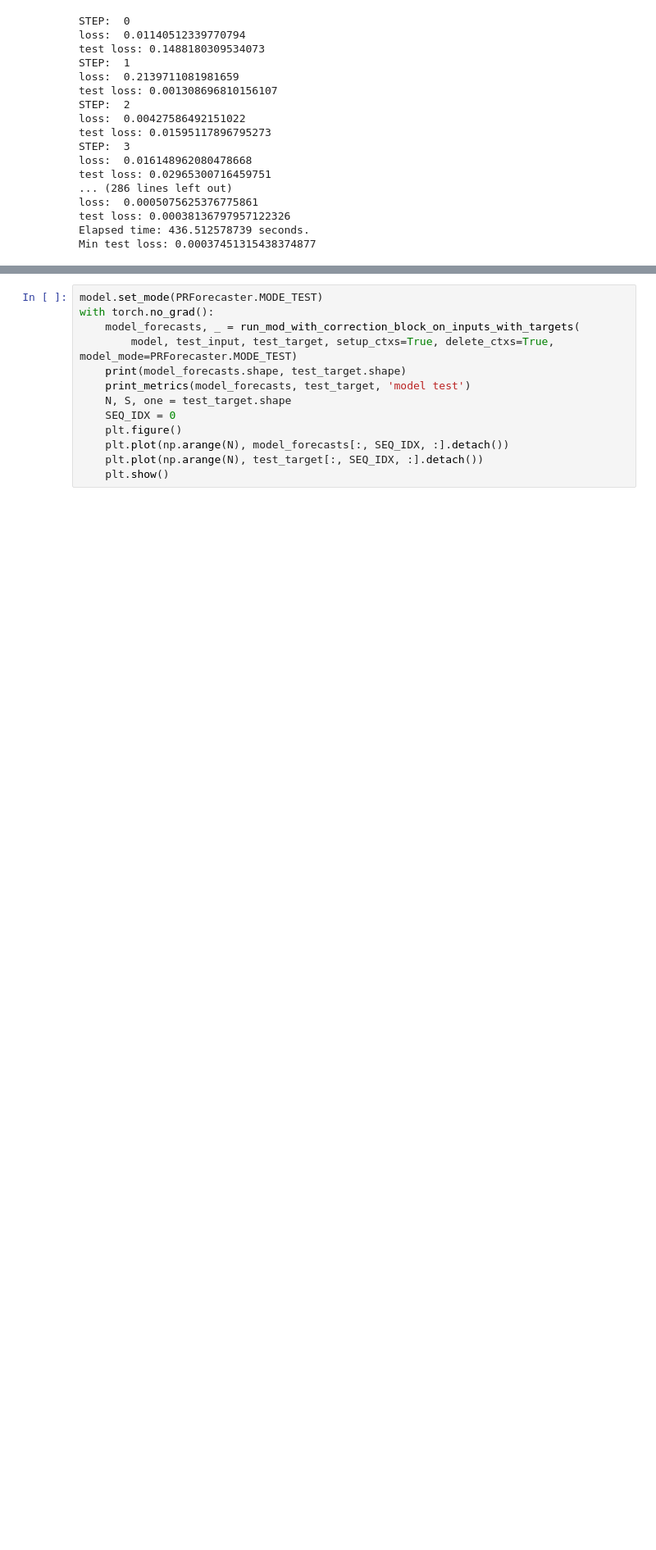
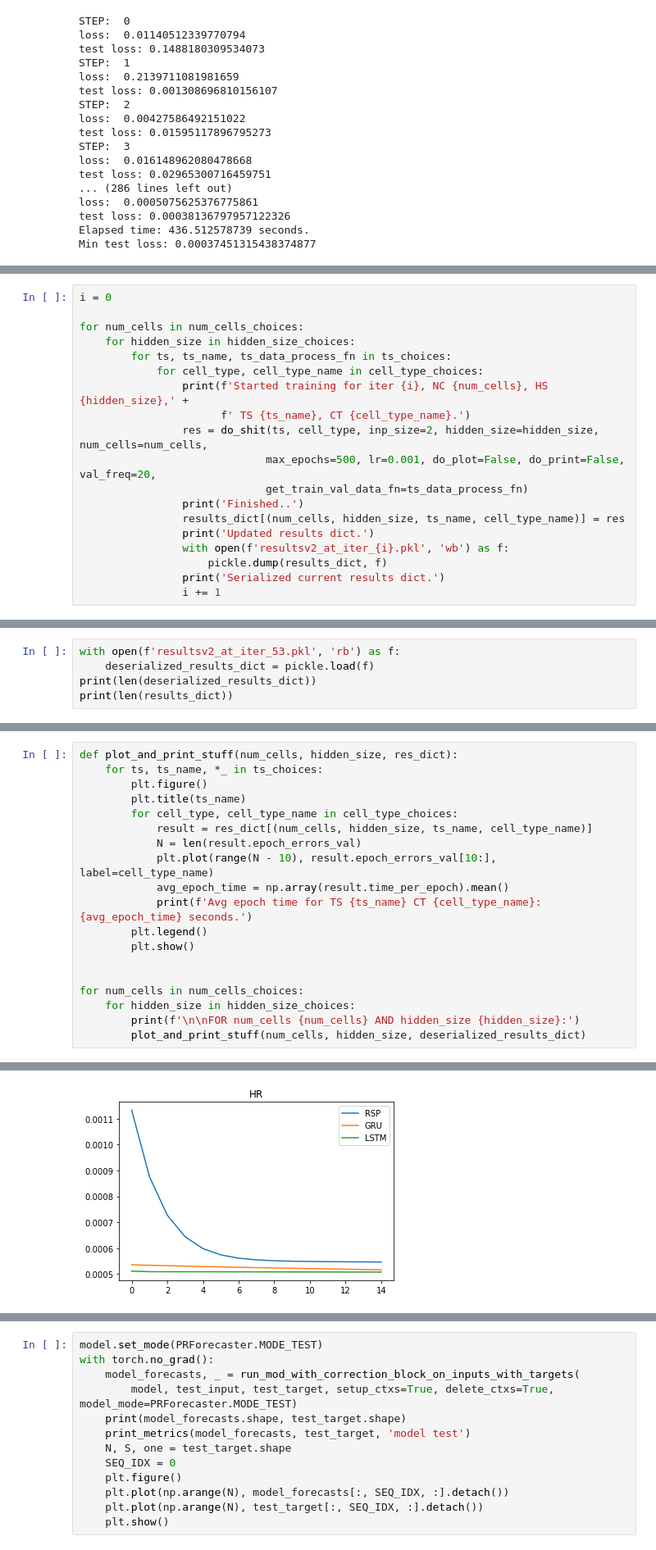
Before and after one commit to vladislav-horbatiuk/rspl_neuron_experiments, a Jupyter notebook: test_recurr_sigmoid_piecewise_neuron_forecasting.ipynb, the cells around one changed output, grey strips where cells are left out. Shown at 82% size. Cells and saved outputs as stored; diff of their text form; blank space fills up the shorter version.

```diff
--- a/test_recurr_sigmoid_piecewise_neuron_forecasting.ipynb
+++ b/test_recurr_sigmoid_piecewise_neuron_forecasting.ipynb
@@ -777,0 +846,19 @@ Metrics for model train:
+# %%
+i = 0
+
+for num_cells in num_cells_choices:
+    for hidden_size in hidden_size_choices:
+        for ts, ts_name, ts_data_process_fn in ts_choices:
+            for cell_type, cell_type_name in cell_type_choices:
+                print(f'Started training for iter {i}, NC {num_cells}, HS {hidden_size},' +
+                      f' TS {ts_name}, CT {cell_type_name}.')
+                res = do_shit(ts, cell_type, inp_size=2, hidden_size=hidden_size, num_cells=num_cells,
+                             max_epochs=500, lr=0.001, do_plot=False, do_print=False, val_freq=20,
+                             get_train_val_data_fn=ts_data_process_fn)
+                print('Finished..')
+                results_dict[(num_cells, hidden_size, ts_name, cell_type_name)] = res
+                print('Updated results dict.')
+                with open(f'resultsv2_at_iter_{i}.pkl', 'wb') as f:
+                    pickle.dump(results_dict, f)
+                print('Serialized current results dict.')
+                i += 1
@@ -777,0 +883,5 @@ Metrics for model train:
+# %%
+with open(f'resultsv2_at_iter_53.pkl', 'rb') as f:
+    deserialized_results_dict = pickle.load(f)
+print(len(deserialized_results_dict))
+print(len(results_dict))
@@ -777,0 +891,20 @@ Metrics for model train:
+# %%
+def plot_and_print_stuff(num_cells, hidden_size, res_dict):
+    for ts, ts_name, *_ in ts_choices:
+        plt.figure()
+        plt.title(ts_name)
+        for cell_type, cell_type_name in cell_type_choices:
+            result = res_dict[(num_cells, hidden_size, ts_name, cell_type_name)]
+            N = len(result.epoch_errors_val)
+            plt.plot(range(N - 10), result.epoch_errors_val[10:], label=cell_type_name)
+            avg_epoch_time = np.array(result.time_per_epoch).mean()
+            print(f'Avg epoch time for TS {ts_name} CT {cell_type_name}: {avg_epoch_time} seconds.')
+        plt.legend()
+        plt.show()
+
+
+for num_cells in num_cells_choices:
+    for hidden_size in hidden_size_choices:
+        print(f'\n\nFOR num_cells {num_cells} AND hidden_size {hidden_size}:')
+        plot_and_print_stuff(num_cells, hidden_size, deserialized_results_dict)
+# %% [output]
@@ -777,0 +915 @@ Metrics for model train:
+[figure, added]
```
Also changed, not shown: parts of 37 cells of this notebook, 2 other files.
